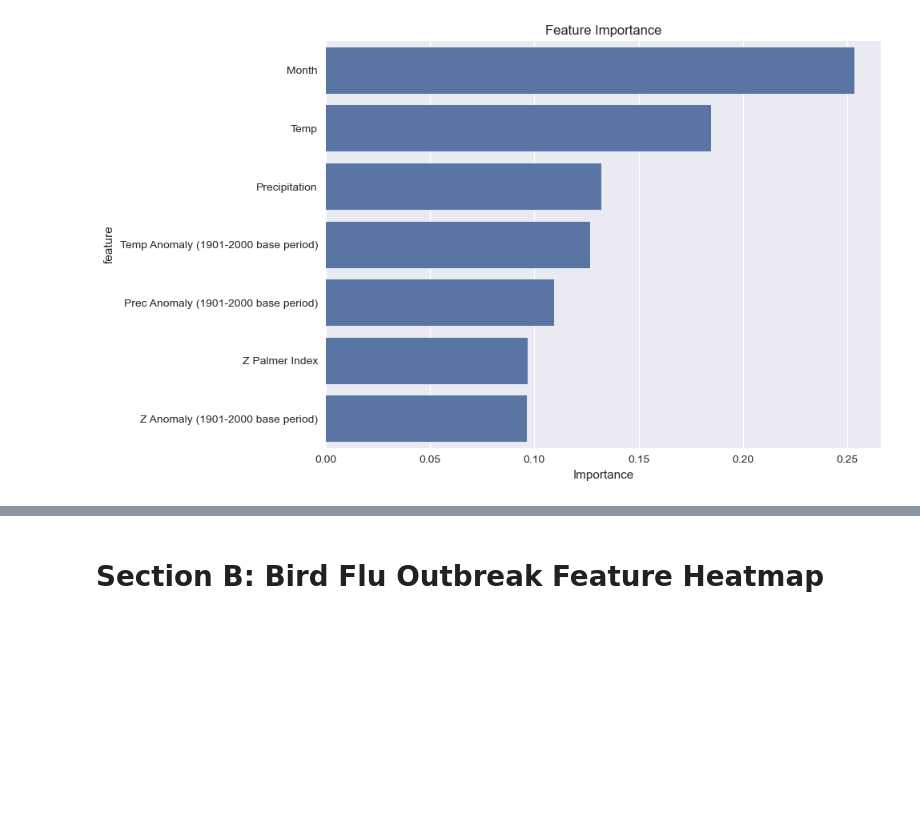
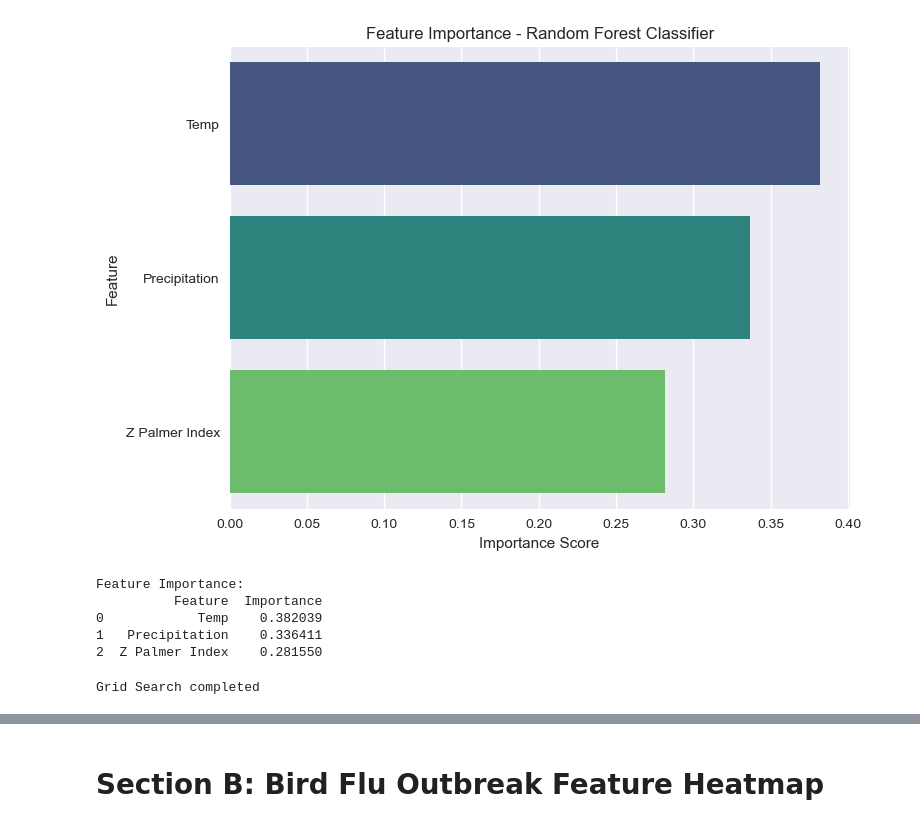
Before and after one commit to MaryPulley/Project_2, a Jupyter notebook: proj2_birdflu_analysis.ipynb, the cells around one changed output, grey strips where cells are left out. Cells and saved outputs as stored; diff of their text form; code cells hidden in the pictures; blank space fills up the shorter version.

```diff
--- a/proj2_birdflu_analysis.ipynb
+++ b/proj2_birdflu_analysis.ipynb
@@ -172,0 +119,20 @@ weighted avg       0.89      0.90      0.89      7571
+# %%
+# Split features and target.
+
+X = final_df[features]
+y = final_df['target']
+
+# Split into training and test sets.
+
+X_train, X_test, y_train, y_test = train_test_split(X, y, test_size=0.3, random_state=42)
+# %%
+# 1. Original Random Forest Classifier.
+
+rf_original = RandomForestClassifier(random_state=42)
+rf_original.fit(X_train, y_train)
+y_pred_orig = rf_original.predict(X_test)
+y_pred_proba_orig = rf_original.predict_proba(X_test)[:, 1]
+acc_orig = accuracy_score(y_test, y_pred_orig)
+roc_orig = roc_auc_score(y_test, y_pred_proba_orig)
+
+print("Original Random Forest completed")
@@ -173,16 +182,52 @@ weighted avg       0.89      0.90      0.89      7571
 # %%
-# Calculate and plot feature importance.
+# Plot feature importance.
 
-feature_importance = pd.DataFrame({
-    'feature': features,
-    'importance': clf.feature_importances_
-}).sort_values('importance', ascending=False)
+importances = rf_original.feature_importances_
+feat_importance = pd.DataFrame({'Feature': features, 'Importance': importances})
+feat_importance = feat_importance.sort_values(by='Importance', ascending=False)
 
-plt.figure(figsize=(10, 6))
-sns.barplot(data=feature_importance, x='importance', y='feature')
-plt.title('Feature Importance')
-plt.xlabel('Importance')
-plt.tight_layout()
+plt.figure(figsize=(8, 6))
+sns.barplot(data=feat_importance, x='Importance', y='Feature', palette='viridis')
+plt.title('Feature Importance - Random Forest Classifier')
+plt.xlabel('Importance Score')
+plt.ylabel('Feature')
 plt.show()
+
+# Print feature importance values
+print('\
+Feature Importance:')
+print(feat_importance)
 # %% [output]
-[figure, old version]
+[figure, new version]
+Feature Importance:
+          Feature  Importance
+0            Temp    0.382039
+1   Precipitation    0.336411
+2  Z Palmer Index    0.281550
+# %%
+# 2. Grid Search CV.
+
+param_grid = {
+    'n_estimators': [100, 200, 300],
+    'max_depth': [10, 20, 30, None],
+    'min_samples_split': [2, 5, 10],
+    'min_samples_leaf': [1, 2, 4]
+}
+
+grid_search = GridSearchCV(
+    RandomForestClassifier(random_state=42),
+    param_grid,
+    cv=5,
+    scoring='roc_auc',
+    n_jobs=-1
+)
+
+grid_search.fit(X_train, y_train)
+y_pred_grid = grid_search.predict(X_test)
+y_pred_proba_grid = grid_search.predict_proba(X_test)[:, 1]
+acc_grid = accuracy_score(y_test, y_pred_grid)
+roc_grid = roc_auc_score(y_test, y_pred_proba_grid)
+
+print("Grid Search completed")
+# %% [output]
+Grid Search completed
```
Also changed, not shown: parts of 41 cells of this notebook.
